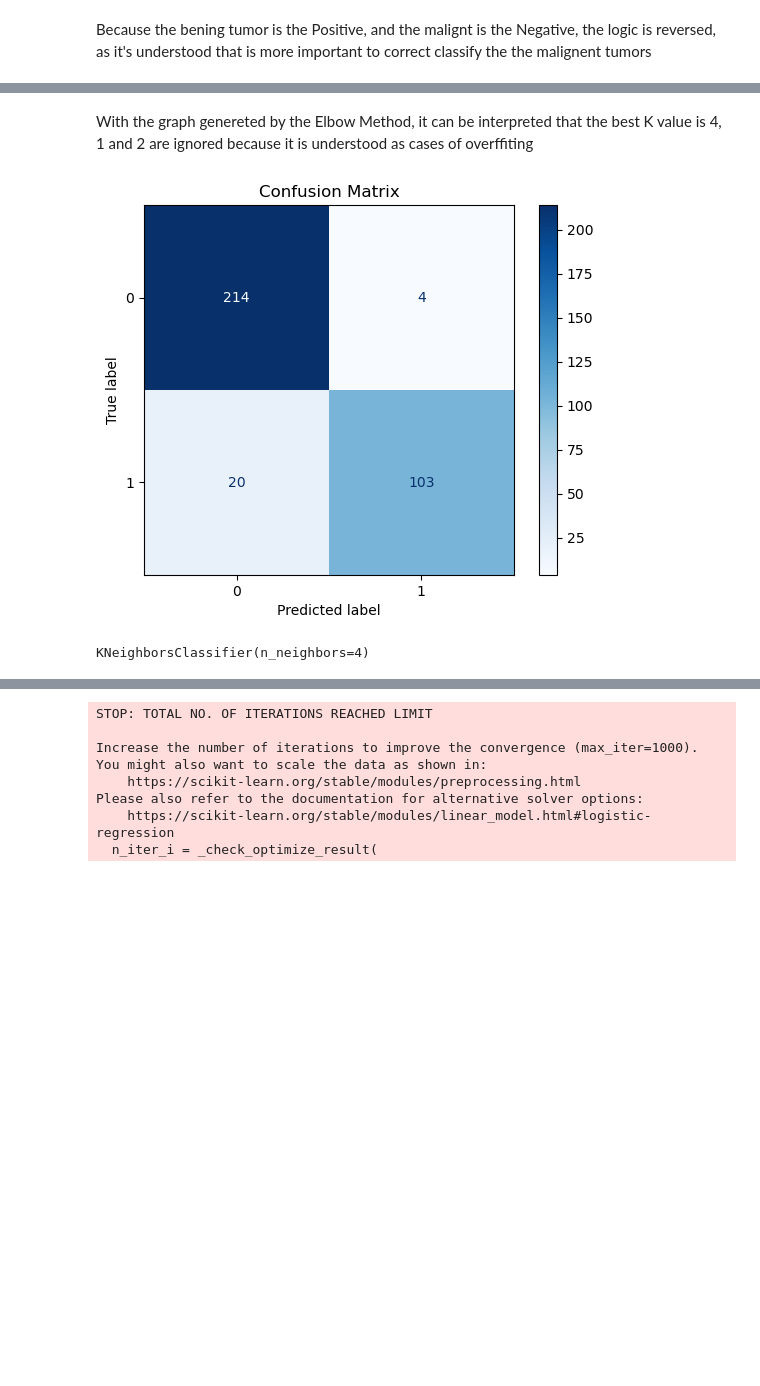
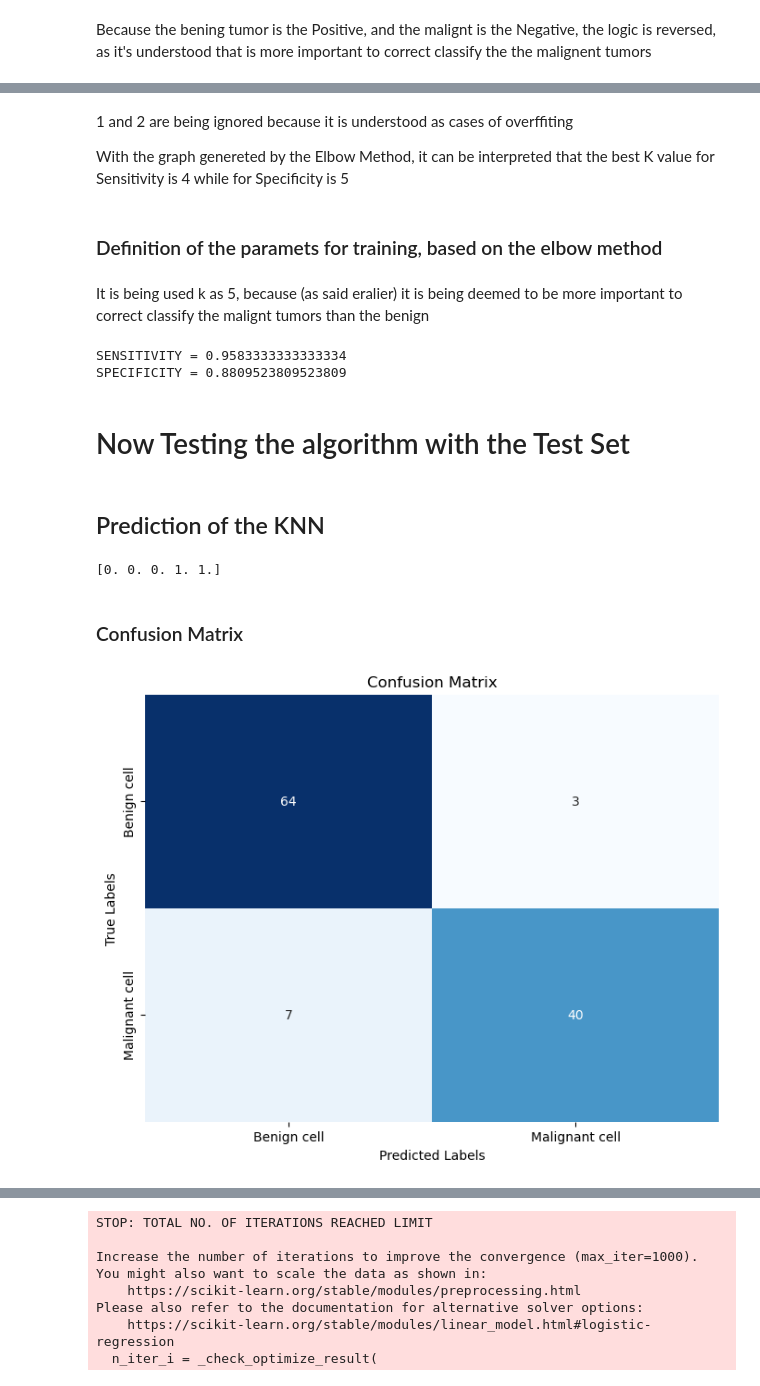
Before and after one commit to Stuepp/Breast-Cancer-Detection-Challange, a Jupyter notebook: Breast-Cancer-Detection.ipynb, the cells around one changed output, grey strips where cells are left out. Saved outputs shown, nothing was run; the diff lists cells and outputs as text; code cells hidden in the pictures; blank space fills up the shorter version.

```diff
--- a/Breast-Cancer-Detection.ipynb
+++ b/Breast-Cancer-Detection.ipynb
@@ -257,18 +229,63 @@ plt.show()
 # %% [markdown]
-With the graph genereted by the Elbow Method, it can be interpreted that the best K value is 4, 1 and 2 are ignored because it is understood as cases of overffiting
+1 and 2 are being ignored because it is understood as cases of overffiting
+
+With the graph genereted by the Elbow Method, it can be interpreted that the best K value for Sensitivity is 4 while for Specificity is 5
-# %%
-disp = mt.ConfusionMatrixDisplay(confusion_matrix=cm)
-disp.plot(cmap=plt.cm.Blues)
-plt.title('Confusion Matrix')
-plt.show()
-# %% [output]
-[figure, removed]
-# %%
-# definindo parametros do treinamento
-k = 4
-knn_classifier = KNeighborsClassifier( n_neighbors = k )
-
-# treinamento do algoritmo
-knn_classifier.fit( x_train, y_train )
-# %% [output]
-KNeighborsClassifier(n_neighbors=4)
+# %% [markdown]
+### Definition of the paramets for training, based on the elbow method
+# %% [markdown]
+It is being used k as 5, because (as said eralier) it is being deemed to be more important to correct classify the malignt tumors than the benign
+# %%
+# definindo parametros do treinamento
+k = 5
+knn_classifier = KNeighborsClassifier( n_neighbors = k )
+
+# treinamento do algoritmo
+knn_classifier.fit( x_train, y_train )
+
+y_pred = knn_classifier.predict(x_validate)
+
+cm = mt.confusion_matrix(y_validate,y_pred)
+
+TP = cm[0][0] # true benign tumor
+FN = cm[0][1] # false benign tumor
+TN = cm[1][1] # true malignt tumor
+FP = cm[1][0] # false malignt tumor
+
+SENSITIVITY = TP / (TP + FN)
+
+SPECIFICITY = TN / (FP + TN)
+
+print(f'SENSITIVITY = {SENSITIVITY}') # Is checkign the TRUE BENIGN TUMOR
+print(f'SPECIFICITY = {SPECIFICITY}') # Is checkign the TRUE MALIGNT TUMOR
+# %% [output]
+SENSITIVITY = 0.9583333333333334
+SPECIFICITY = 0.8809523809523809
+# %% [markdown]
+# Now Testing the algorithm with the Test Set
+# %% [markdown]
+## Prediction of the KNN
+# %%
+y_pred_knn_final = knn_classifier.predict(x_test)
+y_pred_proba_knn = knn_classifier.predict_proba(x_test)[:,1]
+percentiles_knn = np.percentile(y_pred_proba_knn, [5, 25, 50, 75, 95])
+print(percentiles_knn)
+# %% [output]
+[0. 0. 0. 1. 1.]
+# %% [markdown]
+### Confusion Matrix
+# %%
+cm_knn = mt.confusion_matrix(y_test, y_pred_knn_final)
+
+disp = mt.ConfusionMatrixDisplay(confusion_matrix=cm_knn)
+
+#disp.plot(cmap=plt.cm.Blues)
+plt.figure(figsize=(8, 6))
+sns.heatmap(cm_knn, annot=True, fmt='d', cmap='Blues', cbar=False)
+plt.title('Confusion Matrix')
+plt.xlabel('Predicted Labels')
+plt.ylabel('True Labels')
+plt.xticks([0.5,1.5], ['Benign cell', 'Malignant cell'])
+plt.yticks([0.5,1.5], ['Benign cell', 'Malignant cell'], va='center')
+plt.show()
+# %% [output]
+[figure, added]
```
Also changed, not shown: parts of 27 cells of this notebook.
